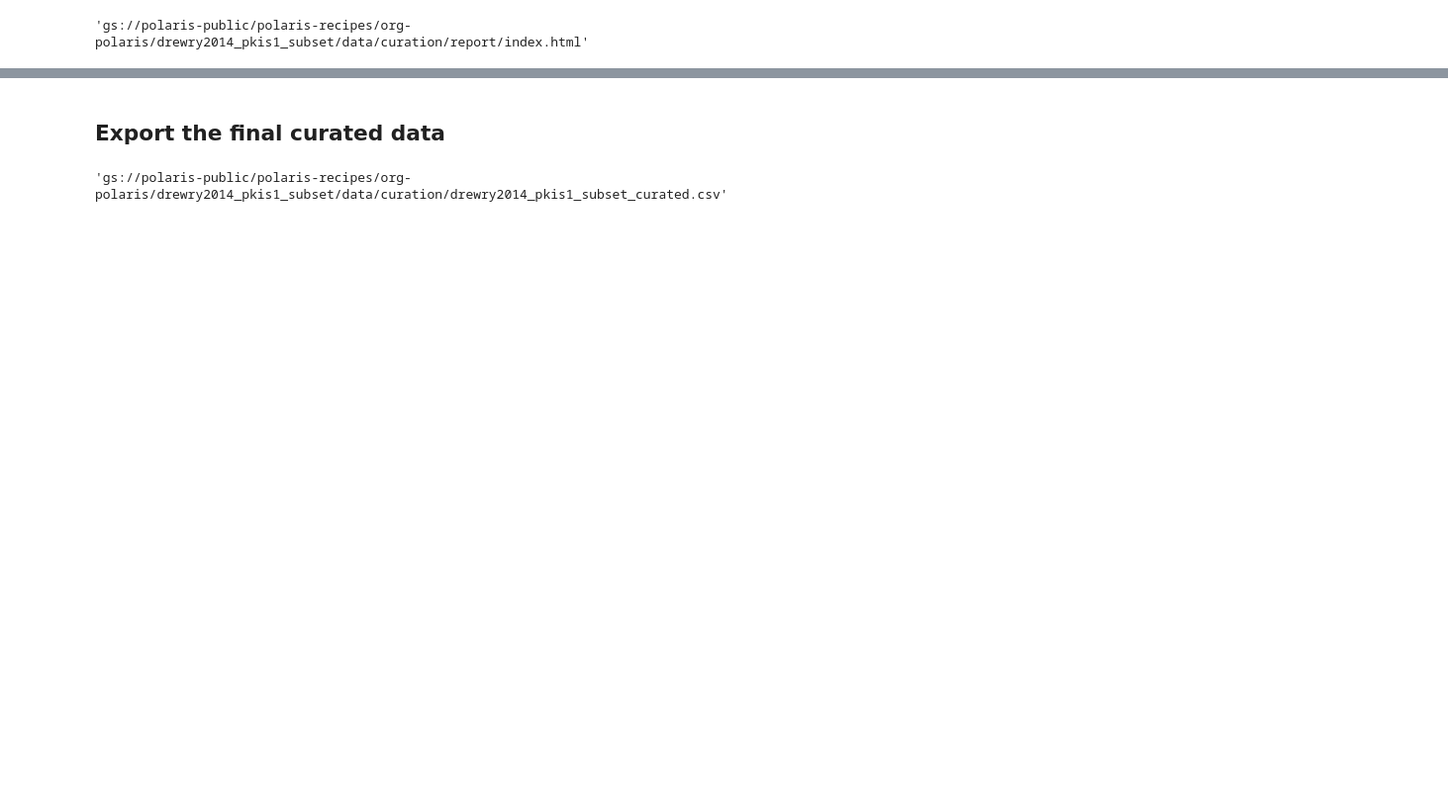
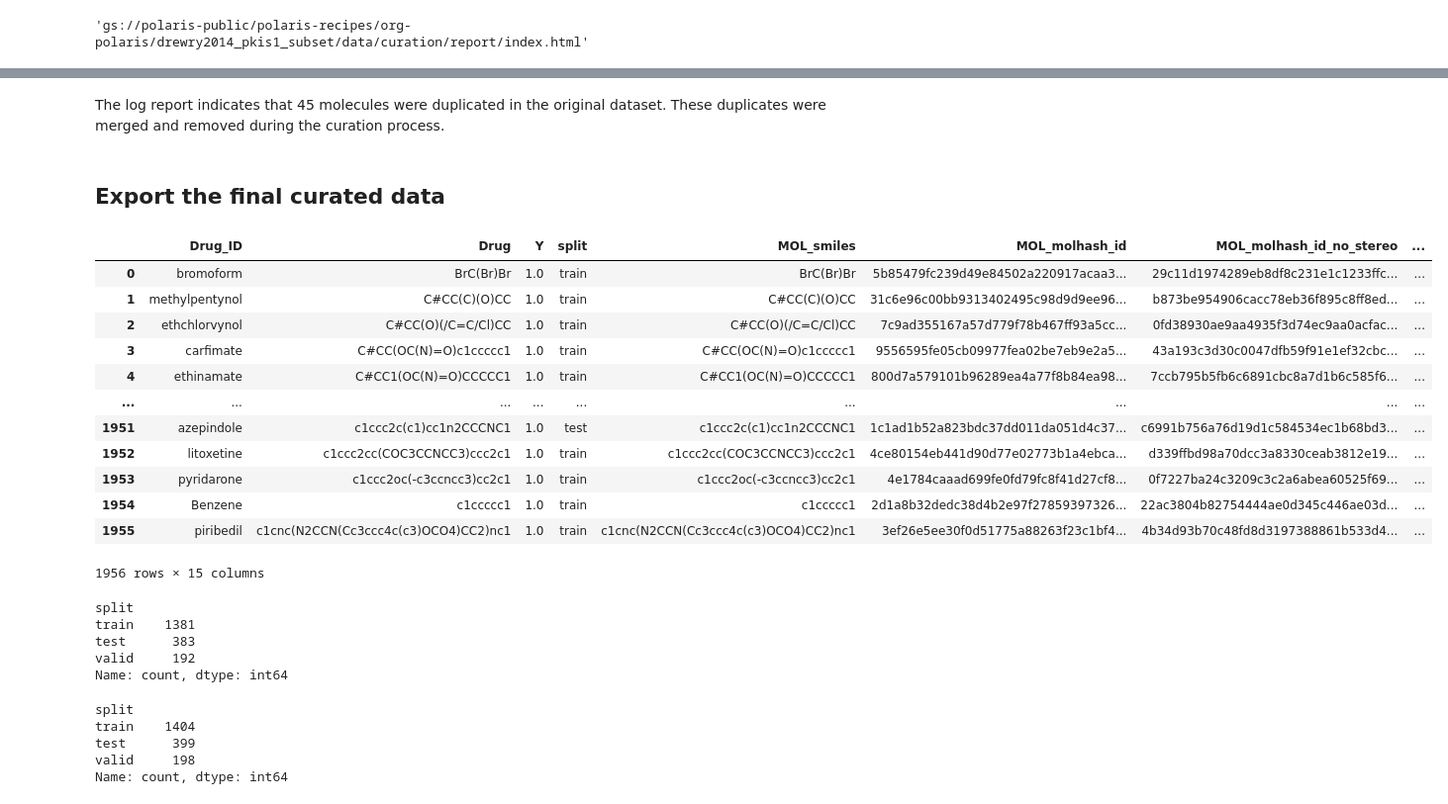
Before and after one commit to polaris-hub/polaris-recipes, a Jupyter notebook: org-Polaris/tdc/bbb_martins/01.data_curation.ipynb, the cells around one changed output, grey strips where cells are left out. Shown at 99% size. Drawn from its saved outputs; the diff is of its cells as text; code cells hidden in the pictures; blank space fills up the shorter version.

Commit message:
bbb_martin curation

```diff
--- a/org-Polaris/tdc/bbb_martins/01.data_curation.ipynb
+++ b/org-Polaris/tdc/bbb_martins/01.data_curation.ipynb
@@ -152,5 +208,4 @@ For the second pair (#302 and #309) - the double bond isomers, the stereo inform
 # %%
 # mask clf value for #309
-data.loc[309, "RET_Y791F"] = None
-# Mask clf value for #136, #137
-data.loc[[136, 137], ["RET", "RET_Y791F"]] = None
+data = data.drop(index=index_inspect).reset_index(drop=True)
+data.describe()
@@ -160,34 +225,12 @@ data.loc[[136, 137], ["RET", "RET_Y791F"]] = None
 ### Rerun the curation steps
 # %%
 curator = Curator(
-    data_path=source_data_path,
     steps=[
         MoleculeCuration(input_column=mol_col, y_cols=data_cols),
+        StereoIsomerACDetection(y_cols=data_cols),
         Deduplication(
             deduplicate_on=mol_col, y_cols=data_cols
         ),  # remove the replicated molecules
-        Discretization(input_column="EGFR", thresholds=[75], label_order="ascending"),
-        Discretization(
-            input_column="EGFR_L858R", thresholds=[75], label_order="ascending"
-        ),
-        Discretization(input_column="KIT", thresholds=[75], label_order="ascending"),
-        Discretization(
-            input_column="KIT_T6701", thresholds=[75], label_order="ascending"
-        ),
-        Discretization(
-            input_column="KIT_V560G", thresholds=[75], label_order="ascending"
-        ),
-        Discretization(input_column="RET", thresholds=[70], label_order="ascending"),
-        Discretization(
-            input_column="RET_V804L", thresholds=[70], label_order="ascending"
-        ),
-        Discretization(
-            input_column="RET_Y791F", thresholds=[70], label_order="ascending"
-        ),
-        OutlierDetection(
-            method="zscore", columns=data_cols, threshold=3, use_modified_zscore=True
-        ),
-        StereoIsomerACDetection(y_cols=[f"CLS_{col}" for col in data_cols]),
     ],
     parallelized_kwargs={"n_jobs": -1},
 )
@@ -243,10 +277,42 @@ Version: dev
 ===== Curation Report END =====
+# %% [markdown]
+The log report indicates that 45 molecules were duplicated in the original dataset. These duplicates were merged and removed during the curation process.
 # %% [markdown]
 ## Export the final curated data
 # %%
 fout = f"{gcp_root}/data/curation/{data_name}_curated.csv"
 data_curated.reset_index(drop=True).to_csv(fout, index=False)
-# %%
-fout
-# %% [output]
-'gs://polaris-public/polaris-recipes/org-polaris/drewry2014_pkis1_subset/data/curation/drewry2014_pkis1_subset_curated.csv'
+# %%
+data_curated
+# %% [output]
+|  | Drug_ID | Drug | Y | split | MOL_smiles | MOL_molhash_id | MOL_molhash_id_no_stereo | ... |
+| 0 | bromoform | BrC(Br)Br | 1.0 | train | BrC(Br)Br | 5b85479fc239d49e84502a220917acaa3... | 29c11d1974289eb8df8c231e1c1233ffc... | ... |
+| 1 | methylpentynol | C#CC(C)(O)CC | 1.0 | train | C#CC(C)(O)CC | 31c6e96c00bb9313402495c98d9d9ee96... | b873be954906cacc78eb36f895c8ff8ed... | ... |
+| 2 | ethchlorvynol | C#CC(O)(/C=C/Cl)CC | 1.0 | train | C#CC(O)(/C=C/Cl)CC | 7c9ad355167a57d779f78b467ff93a5cc... | 0fd38930ae9aa4935f3d74ec9aa0acfac... | ... |
+| 3 | carfimate | C#CC(OC(N)=O)c1ccccc1 | 1.0 | train | C#CC(OC(N)=O)c1ccccc1 | 9556595fe05cb09977fea02be7eb9e2a5... | 43a193c3d30c0047dfb59f91e1ef32cbc... | ... |
+| 4 | ethinamate | C#CC1(OC(N)=O)CCCCC1 | 1.0 | train | C#CC1(OC(N)=O)CCCCC1 | 800d7a579101b96289ea4a77f8b84ea98... | 7ccb795b5fb6c6891cbc8a7d1b6c585f6... | ... |
+| ... | ... | ... | ... | ... | ... | ... | ... | ... |
+| 1951 | azepindole | c1ccc2c(c1)cc1n2CCCNC1 | 1.0 | test | c1ccc2c(c1)cc1n2CCCNC1 | 1c1ad1b52a823bdc37dd011da051d4c37... | c6991b756a76d19d1c584534ec1b68bd3... | ... |
+| 1952 | litoxetine | c1ccc2cc(COC3CCNCC3)ccc2c1 | 1.0 | train | c1ccc2cc(COC3CCNCC3)ccc2c1 | 4ce80154eb441d90d77e02773b1a4ebca... | d339ffbd98a70dcc3a8330ceab3812e19... | ... |
+| 1953 | pyridarone | c1ccc2oc(-c3ccncc3)cc2c1 | 1.0 | train | c1ccc2oc(-c3ccncc3)cc2c1 | 4e1784caaad699fe0fd79fc8f41d27cf8... | 0f7227ba24c3209c3c2a6abea60525f69... | ... |
+| 1954 | Benzene | c1ccccc1 | 1.0 | train | c1ccccc1 | 2d1a8b32dedc38d4b2e97f27859397326... | 22ac3804b82754444ae0d345c446ae03d... | ... |
+| 1955 | piribedil | c1cnc(N2CCN(Cc3ccc4c(c3)OCO4)CC2)nc1 | 1.0 | train | c1cnc(N2CCN(Cc3ccc4c(c3)OCO4)CC2)nc1 | 3ef26e5ee30f0d51775a88263f23c1bf4... | 4b34d93b70c48fd8d3197388861b533d4... | ... |
+1956 rows × 15 columns
+# %%
+# Splits after curation
+data_curated.split.value_counts()
+# %% [output]
+split
+train    1381
+test      383
+valid     192
+Name: count, dtype: int64
+# %%
+# splits after removing the molecules with contradictory labels
+data.split.value_counts()
+# %% [output]
+split
+train    1404
+test      399
+valid     198
+Name: count, dtype: int64
```
Also changed, not shown: parts of 14 cells of this notebook.
